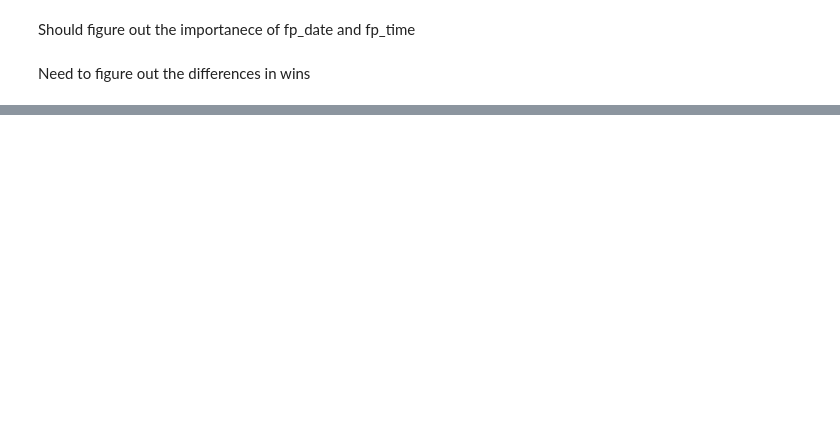
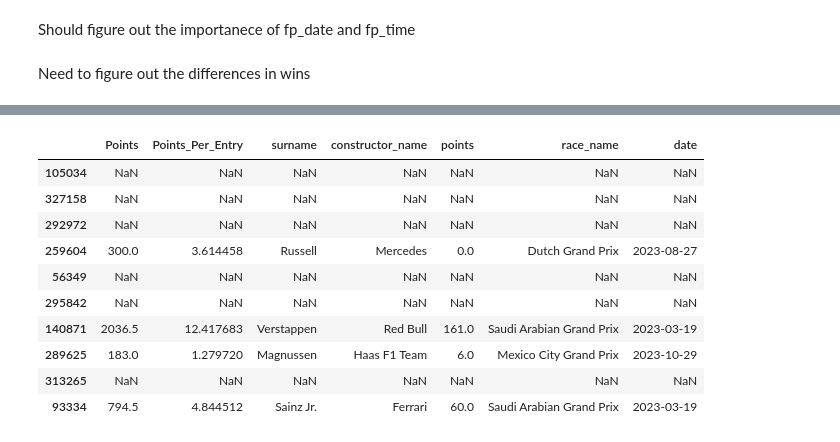
Before and after one commit to Plyrex/COMP3608-Project, a Jupyter notebook: F1_Project.ipynb, the cells around one changed output, grey strips where cells are left out. Cells and saved outputs as stored; diff of their text form; code cells hidden in the pictures; blank space fills up the shorter version.

```diff
--- a/F1_Project.ipynb
+++ b/F1_Project.ipynb
@@ -569,3 +589,17 @@ final_merged_data.groupby("raceId_x", as_index=False).first()[["surname", "raceI
 # final_merged_data.groupby("forename", as_index=False).first()[["surname", "raceId_x", "raceId_y", "driverId"]]
 # %%
 final_merged_data.to_parquet("final_data.parquet")
+# %%
+final_merged_data.where(final_merged_data["date"] > '2023-01-01').sample(n=10)[["Points", "Points_Per_Entry", "surname", "constructor_name", "points" ,"race_name", "date"]]
+# %% [output]
+|  | Points | Points_Per_Entry | surname | constructor_name | points | race_name | date |
+| 105034 | NaN | NaN | NaN | NaN | NaN | NaN | NaN |
+| 327158 | NaN | NaN | NaN | NaN | NaN | NaN | NaN |
+| 292972 | NaN | NaN | NaN | NaN | NaN | NaN | NaN |
+| 259604 | 300.0 | 3.614458 | Russell | Mercedes | 0.0 | Dutch Grand Prix | 2023-08-27 |
+| 56349 | NaN | NaN | NaN | NaN | NaN | NaN | NaN |
+| 295842 | NaN | NaN | NaN | NaN | NaN | NaN | NaN |
+| 140871 | 2036.5 | 12.417683 | Verstappen | Red Bull | 161.0 | Saudi Arabian Grand Prix | 2023-03-19 |
+| 289625 | 183.0 | 1.279720 | Magnussen | Haas F1 Team | 6.0 | Mexico City Grand Prix | 2023-10-29 |
+| 313265 | NaN | NaN | NaN | NaN | NaN | NaN | NaN |
+| 93334 | 794.5 | 4.844512 | Sainz Jr. | Ferrari | 60.0 | Saudi Arabian Grand Prix | 2023-03-19 |
```
Also changed, not shown: parts of 9 cells of this notebook, 3 other files.
